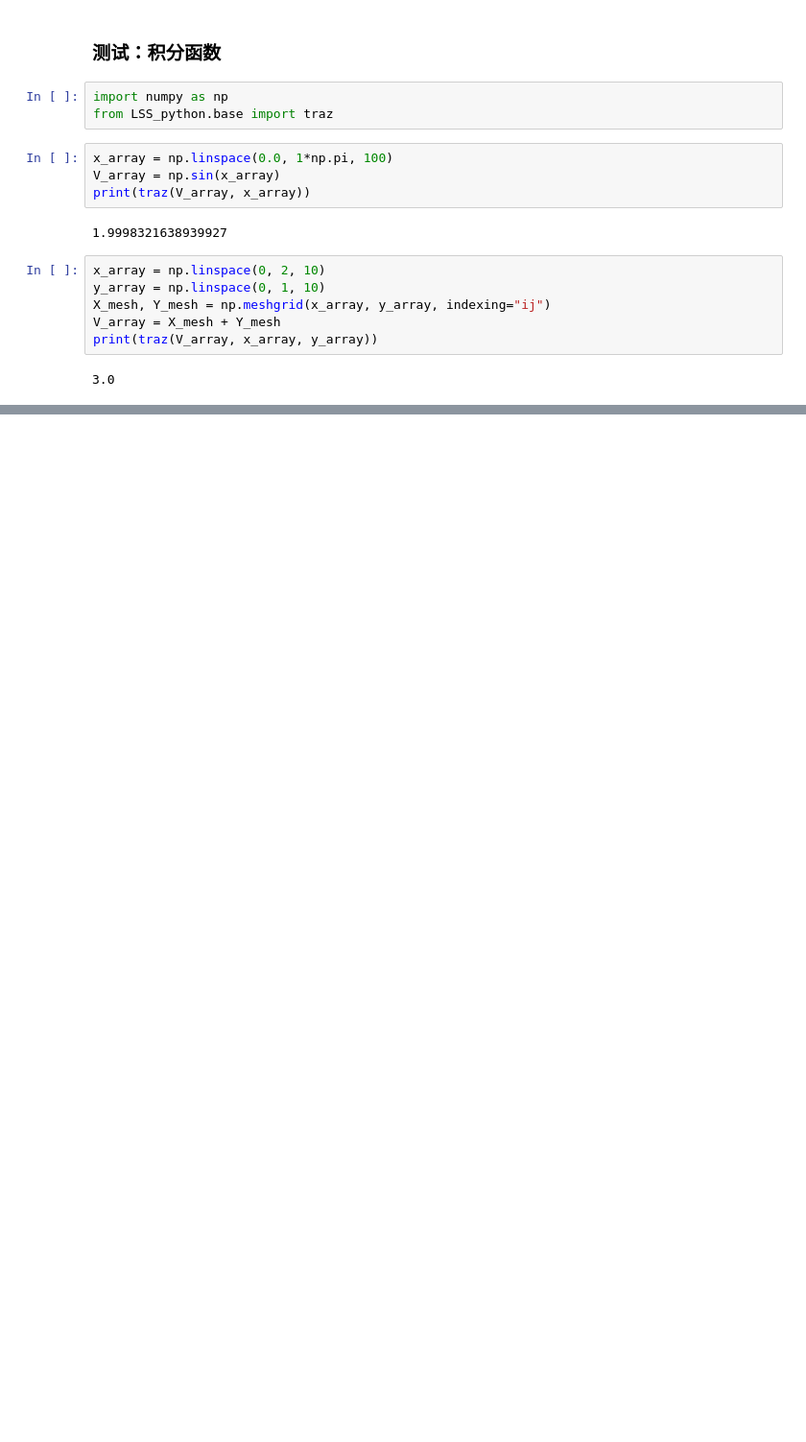
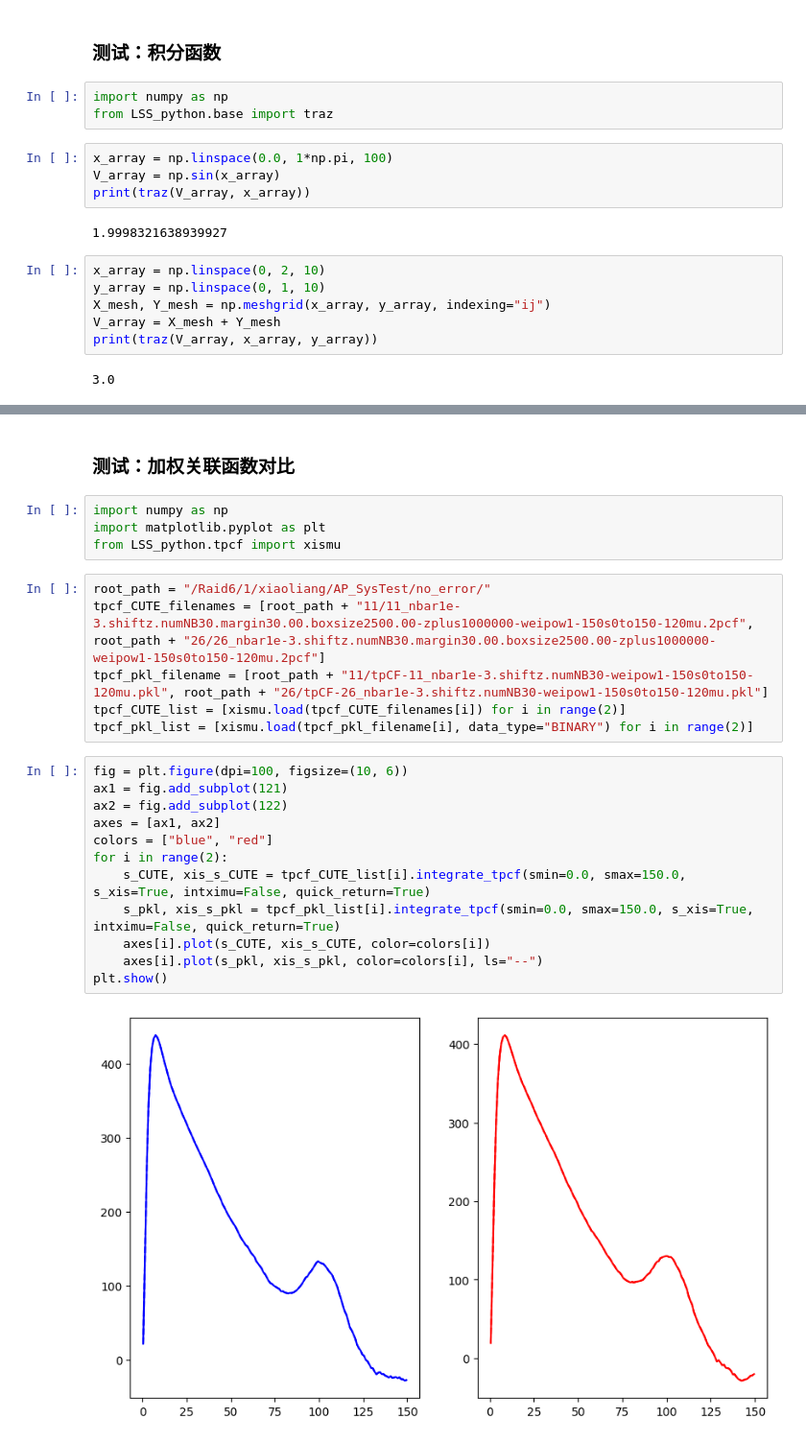
Before and after one commit to HelloGithubC/LSS_python, a Jupyter notebook: test.ipynb, the cells around one changed output, grey strips where cells are left out. Shown at 96% size. Cells and saved outputs as stored; diff of their text form; blank space fills up the shorter version.

```diff
--- a/test.ipynb
+++ b/test.ipynb
@@ -123,0 +325,26 @@ from xitools import xismu as xismu_old
+# %% [markdown]
+### 测试：加权关联函数对比
+# %%
+import numpy as np
+import matplotlib.pyplot as plt
+from LSS_python.tpcf import xismu
+# %%
+root_path = "/Raid6/1/xiaoliang/AP_SysTest/no_error/"
+tpcf_CUTE_filenames = [root_path + "11/11_nbar1e-3.shiftz.numNB30.margin30.00.boxsize2500.00-zplus1000000-weipow1-150s0to150-120mu.2pcf", root_path + "26/26_nbar1e-3.shiftz.numNB30.margin30.00.boxsize2500.00-zplus1000000-weipow1-150s0to150-120mu.2pcf"]
+tpcf_pkl_filename = [root_path + "11/tpCF-11_nbar1e-3.shiftz.numNB30-weipow1-150s0to150-120mu.pkl", root_path + "26/tpCF-26_nbar1e-3.shiftz.numNB30-weipow1-150s0to150-120mu.pkl"]
+tpcf_CUTE_list = [xismu.load(tpcf_CUTE_filenames[i]) for i in range(2)]
+tpcf_pkl_list = [xismu.load(tpcf_pkl_filename[i], data_type="BINARY") for i in range(2)]
+# %%
+fig = plt.figure(dpi=100, figsize=(10, 6))
+ax1 = fig.add_subplot(121)
+ax2 = fig.add_subplot(122)
+axes = [ax1, ax2]
+colors = ["blue", "red"]
+for i in range(2):
+    s_CUTE, xis_s_CUTE = tpcf_CUTE_list[i].integrate_tpcf(smin=0.0, smax=150.0, s_xis=True, intximu=False, quick_return=True)
+    s_pkl, xis_s_pkl = tpcf_pkl_list[i].integrate_tpcf(smin=0.0, smax=150.0, s_xis=True, intximu=False, quick_return=True)
+    axes[i].plot(s_CUTE, xis_s_CUTE, color=colors[i])
+    axes[i].plot(s_pkl, xis_s_pkl, color=colors[i], ls="--")
+plt.show()
+# %% [output]
+[figure, added]
```
Also changed, not shown: parts of 87 cells of this notebook, 16 other files.
